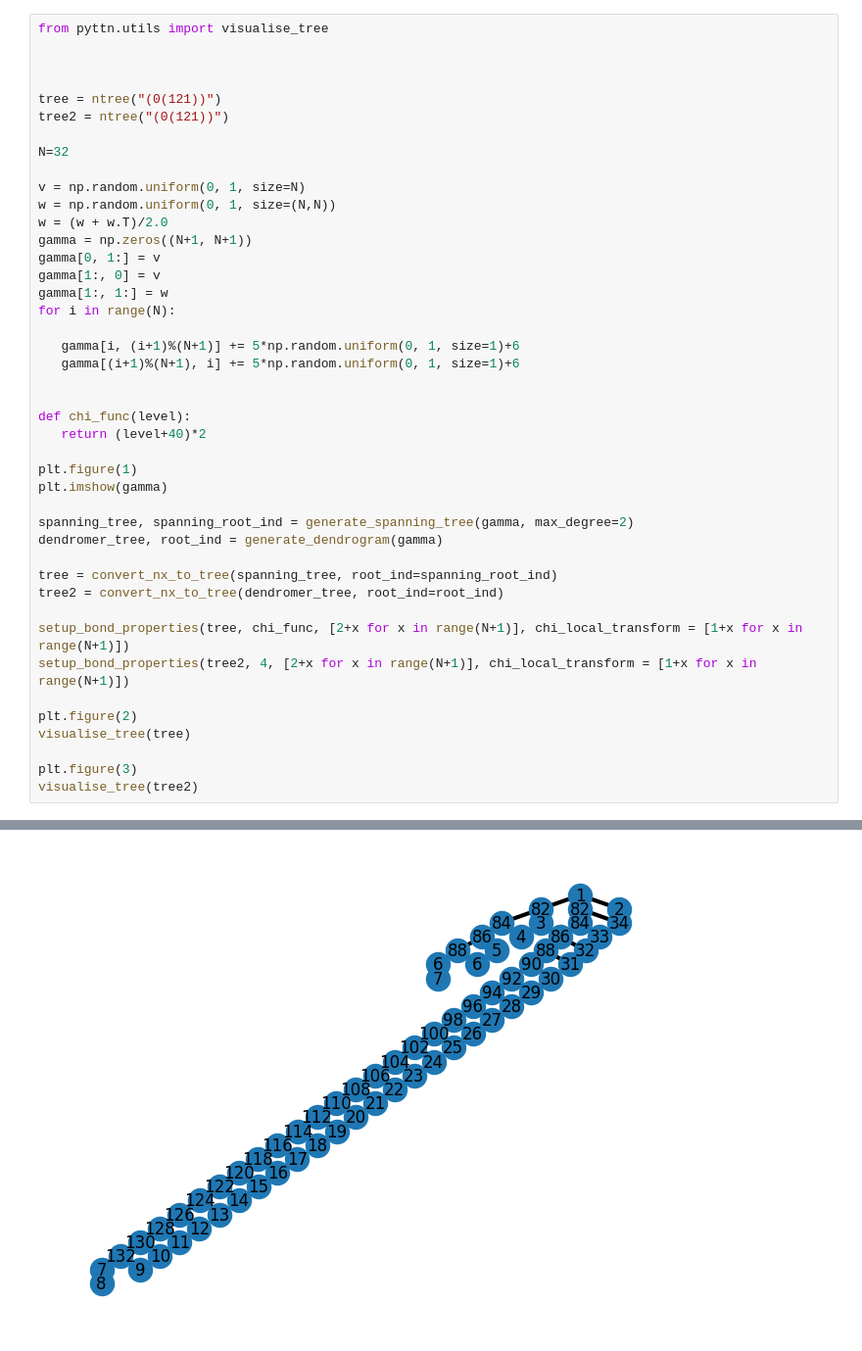
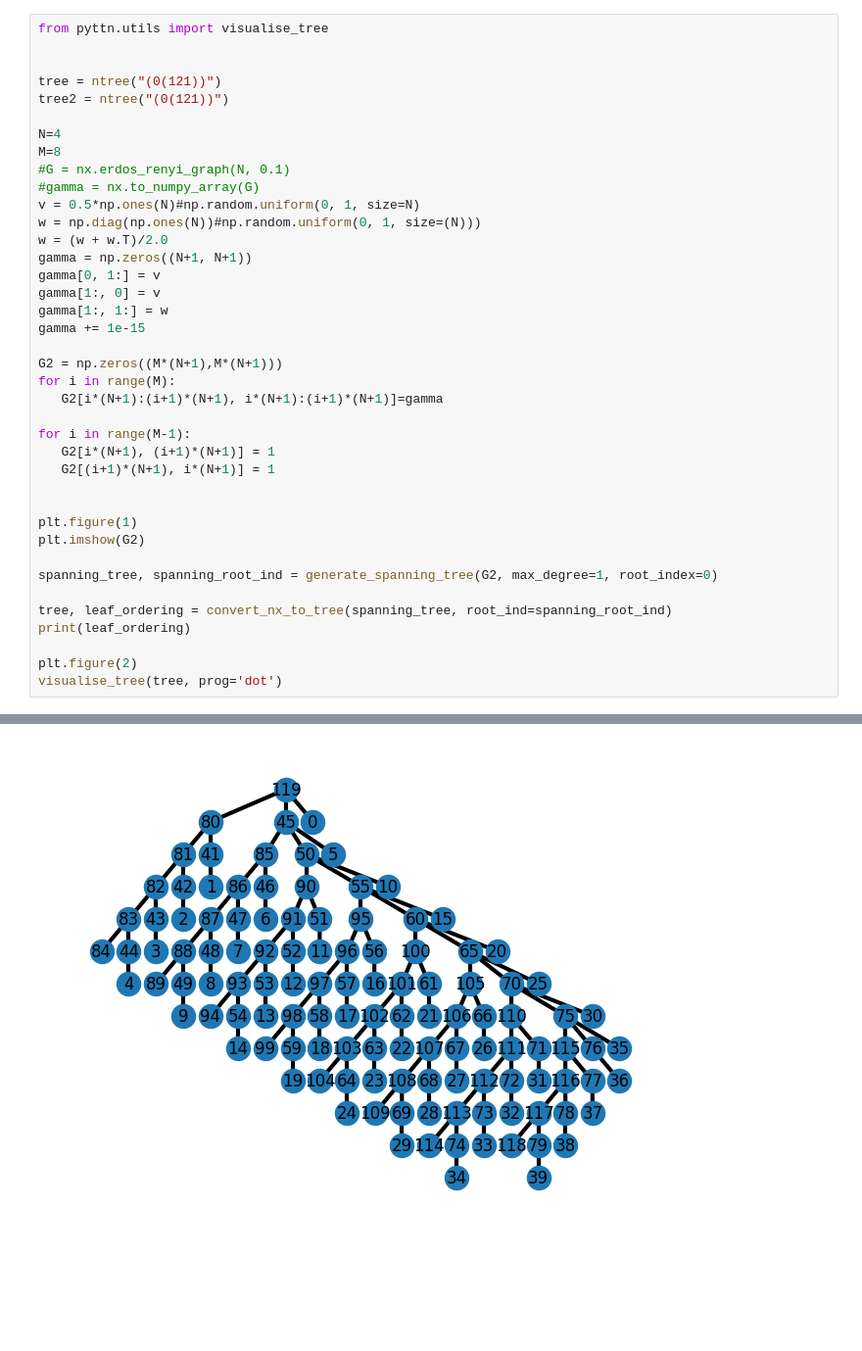
Before and after one commit to llindoy/pyttn, a Jupyter notebook: tree_gen.ipynb, the cells around one changed output, grey strips where cells are left out. Shown: that part at 98% size. Saved outputs shown, nothing was run; the diff lists cells and outputs as text; blank space fills up the shorter version.

```diff
--- a/tree_gen.ipynb
+++ b/tree_gen.ipynb
@@ -217,44 +221,40 @@ def setup_bond_properties(root, chi, dims, chi_local_transform=None):
 # %%
 from pyttn.utils import visualise_tree
-
 
 
 tree = ntree("(0(121))")
 tree2 = ntree("(0(121))")
 
-N=32
-
-v = np.random.uniform(0, 1, size=N)
-w = np.random.uniform(0, 1, size=(N,N))
+N=4
+M=8
+#G = nx.erdos_renyi_graph(N, 0.1)
+#gamma = nx.to_numpy_array(G)
+v = 0.5*np.ones(N)#np.random.uniform(0, 1, size=N)
+w = np.diag(np.ones(N))#np.random.uniform(0, 1, size=(N)))
 w = (w + w.T)/2.0
 gamma = np.zeros((N+1, N+1))
 gamma[0, 1:] = v
 gamma[1:, 0] = v
 gamma[1:, 1:] = w
-for i in range(N):
+gamma += 1e-15
 
-   gamma[i, (i+1)%(N+1)] += 5*np.random.uniform(0, 1, size=1)+6
-   gamma[(i+1)%(N+1), i] += 5*np.random.uniform(0, 1, size=1)+6
+G2 = np.zeros((M*(N+1),M*(N+1)))
+for i in range(M):
+   G2[i*(N+1):(i+1)*(N+1), i*(N+1):(i+1)*(N+1)]=gamma
+
+for i in range(M-1):
+   G2[i*(N+1), (i+1)*(N+1)] = 1
+   G2[(i+1)*(N+1), i*(N+1)] = 1
 
 
-def chi_func(level):
-   return (level+40)*2
+plt.figure(1)
+plt.imshow(G2)
 
-plt.figure(1)
-plt.imshow(gamma)
+spanning_tree, spanning_root_ind = generate_spanning_tree(G2, max_degree=1, root_index=0)
 
-spanning_tree, spanning_root_ind = generate_spanning_tree(gamma, max_degree=2)
-dendromer_tree, root_ind = generate_dendrogram(gamma)
-
-tree = convert_nx_to_tree(spanning_tree, root_ind=spanning_root_ind)
-tree2 = convert_nx_to_tree(dendromer_tree, root_ind=root_ind)
-
-setup_bond_properties(tree, chi_func, [2+x for x in range(N+1)], chi_local_transform = [1+x for x in range(N+1)])
-setup_bond_properties(tree2, 4, [2+x for x in range(N+1)], chi_local_transform = [1+x for x in range(N+1)])
+tree, leaf_ordering = convert_nx_to_tree(spanning_tree, root_ind=spanning_root_ind)
+print(leaf_ordering)
 
 plt.figure(2)
-visualise_tree(tree)
-
-plt.figure(3)
-visualise_tree(tree2)
+visualise_tree(tree, prog='dot')
 # %% [output]
@@ -263 +264 @@ visualise_tree(tree2)
-[figure, old version]
+[figure, new version]
```
Also changed, not shown: parts of 3 cells of this notebook, 8 other files.
